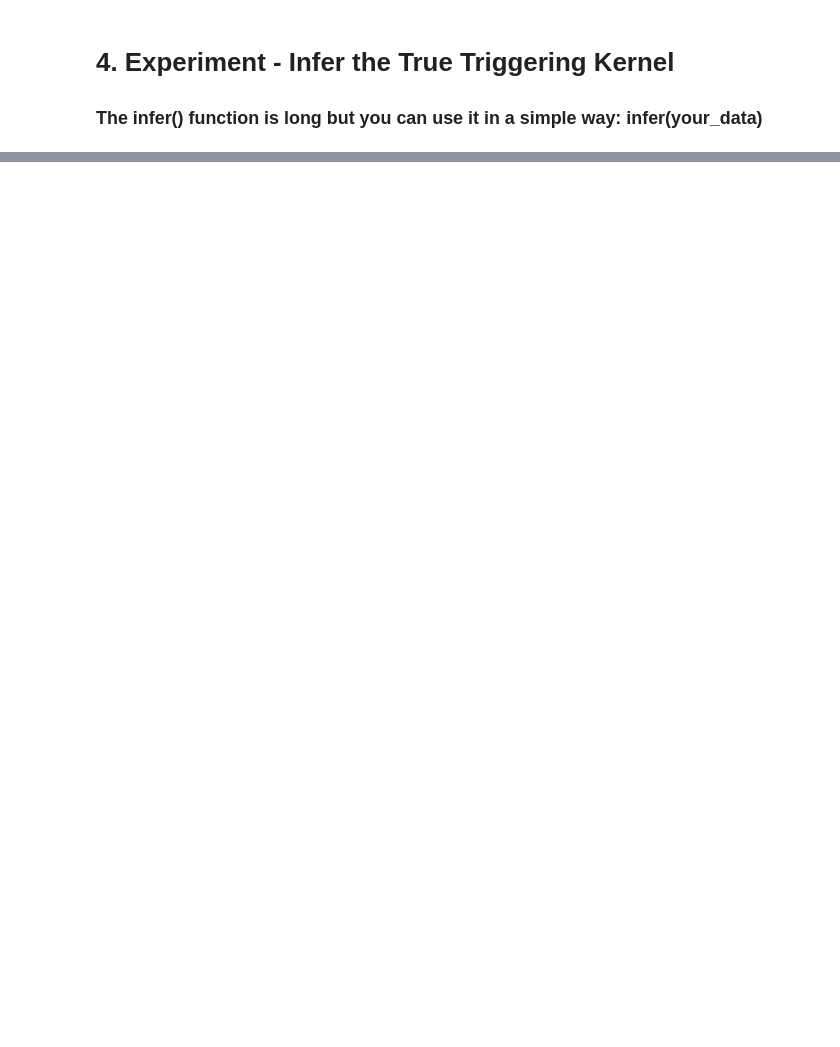
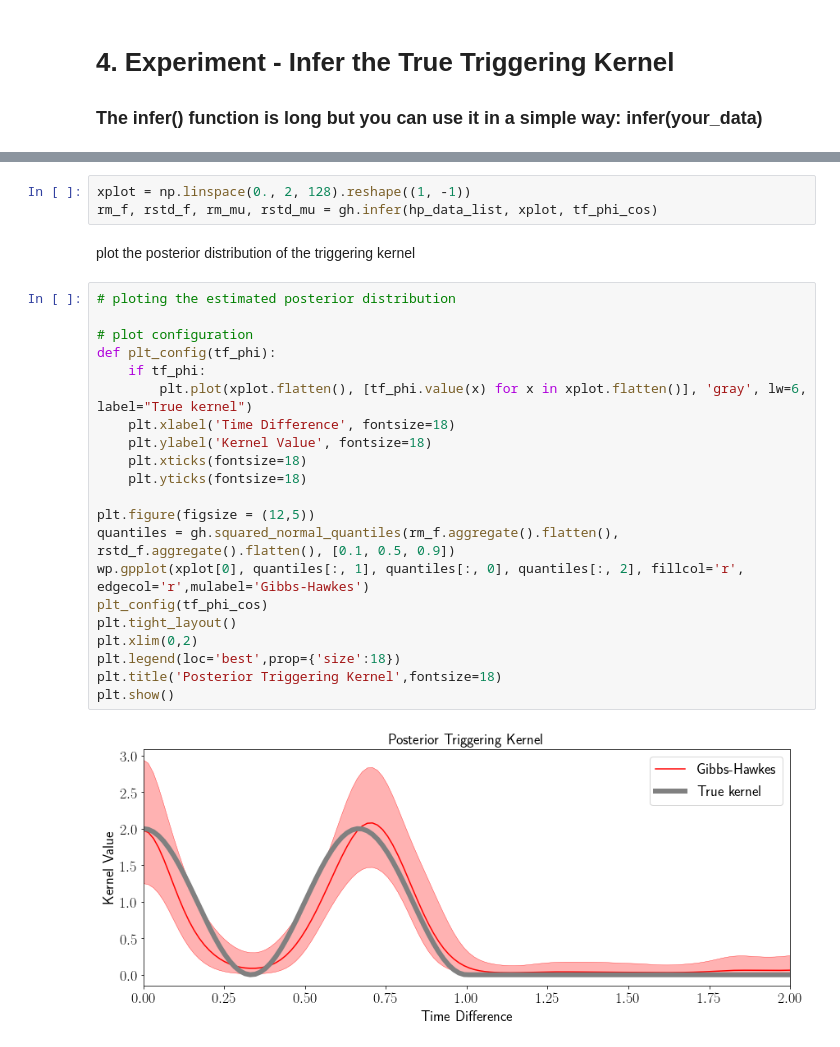
Before and after one commit to RuiZhang2016/Efficient-Nonparametric-Bayesian-Hawkes-Processes, a Jupyter notebook: Gibbs_Hawkes.ipynb, the cells around one changed output, grey strips where cells are left out. Saved outputs shown, nothing was run; the diff lists cells and outputs as text; blank space fills up the shorter version.

```diff
--- a/Gibbs_Hawkes.ipynb
+++ b/Gibbs_Hawkes.ipynb
@@ -274,0 +187,28 @@ infer(hp_data_list,tf_phi_cos)
+# %%
+xplot = np.linspace(0., 2, 128).reshape((1, -1))
+rm_f, rstd_f, rm_mu, rstd_mu = gh.infer(hp_data_list, xplot, tf_phi_cos)
+# %% [markdown]
+plot the posterior distribution of the triggering kernel
+# %%
+# ploting the estimated posterior distribution
+
+# plot configuration
+def plt_config(tf_phi):
+    if tf_phi:
+        plt.plot(xplot.flatten(), [tf_phi.value(x) for x in xplot.flatten()], 'gray', lw=6, label="True kernel")
+    plt.xlabel('Time Difference', fontsize=18)
+    plt.ylabel('Kernel Value', fontsize=18)
+    plt.xticks(fontsize=18)
+    plt.yticks(fontsize=18)
+
+plt.figure(figsize = (12,5))
+quantiles = gh.squared_normal_quantiles(rm_f.aggregate().flatten(), rstd_f.aggregate().flatten(), [0.1, 0.5, 0.9])
+wp.gpplot(xplot[0], quantiles[:, 1], quantiles[:, 0], quantiles[:, 2], fillcol='r', edgecol='r',mulabel='Gibbs-Hawkes')
+plt_config(tf_phi_cos)
+plt.tight_layout()
+plt.xlim(0,2)
+plt.legend(loc='best',prop={'size':18})
+plt.title('Posterior Triggering Kernel',fontsize=18)
+plt.show()
+# %% [output]
+[figure, added]
```
Also changed, not shown: parts of 4 cells of this notebook, 1 other file.
